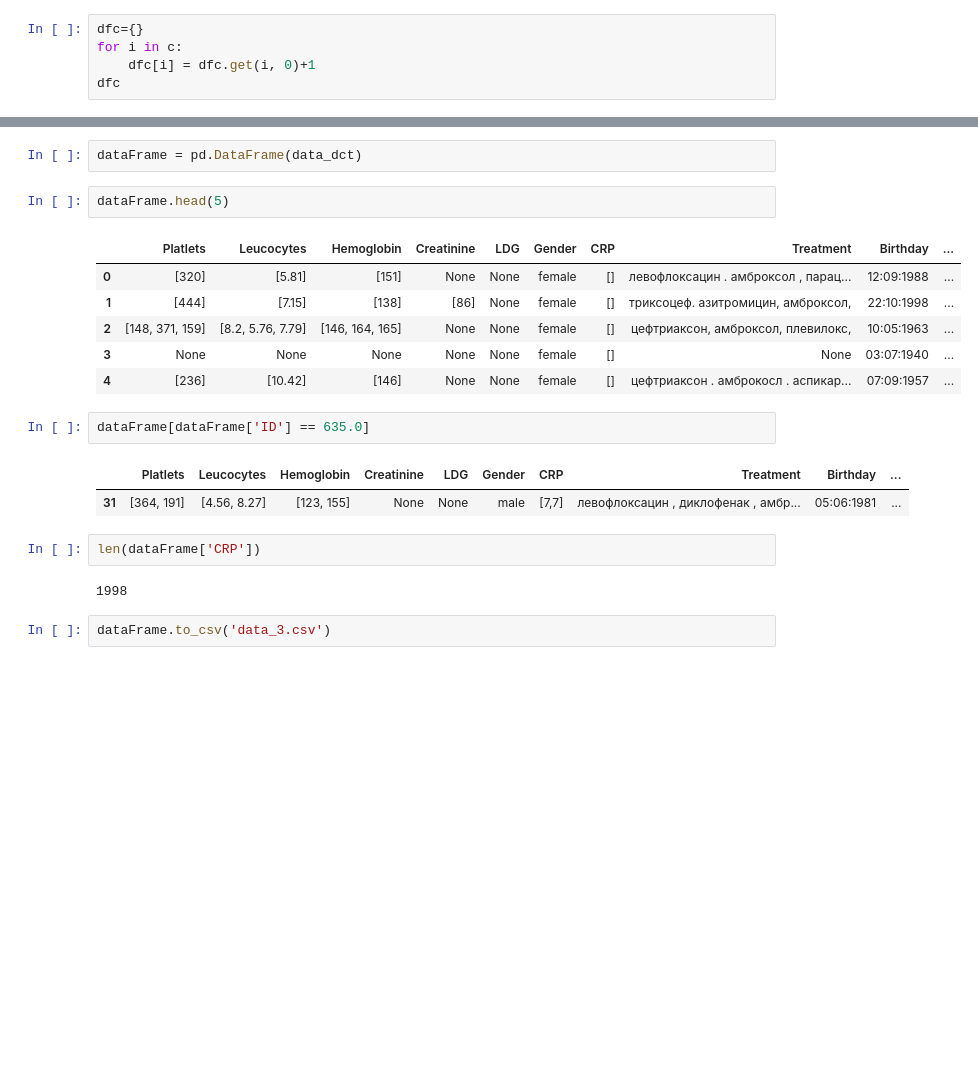
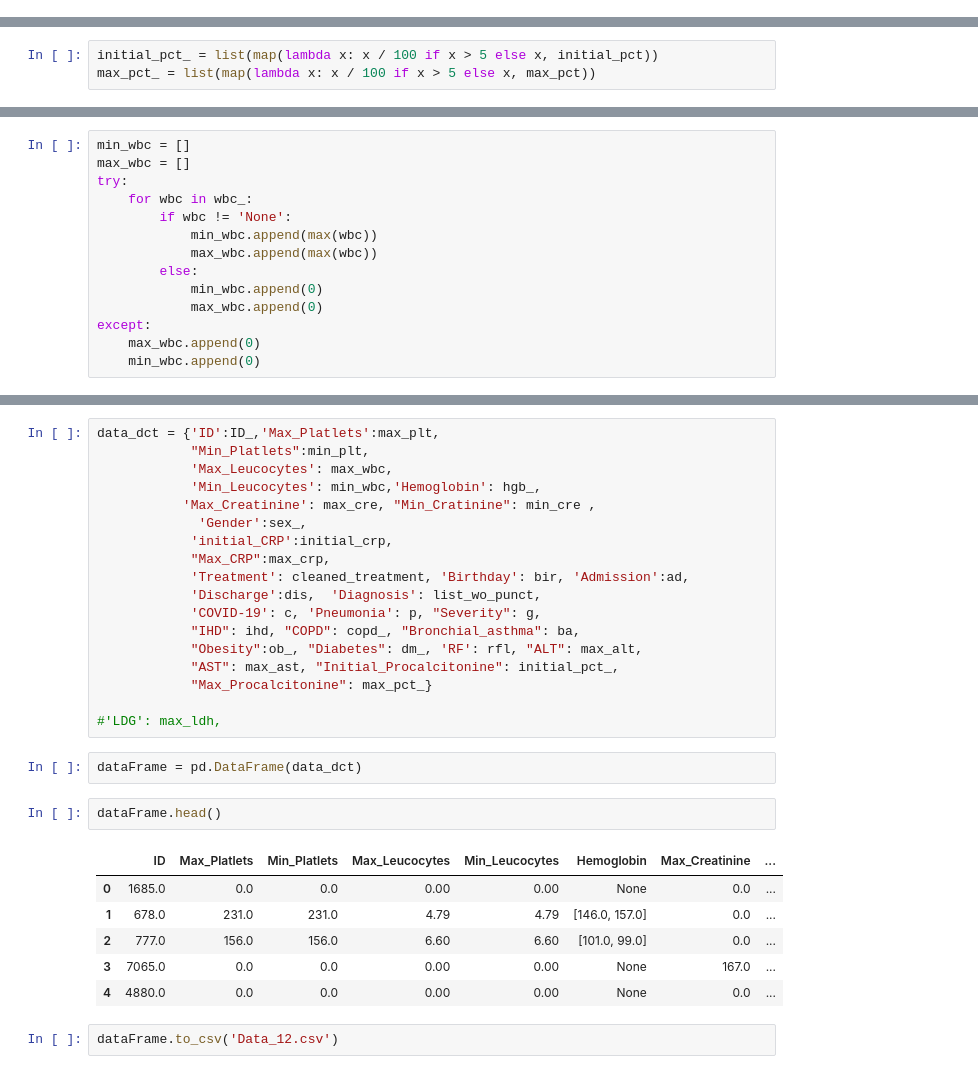
Before and after one commit to AlexAlexeyuk/Hospital_epicrisis_data_analysis, a Jupyter notebook: Parsed_data.ipynb, the cells around one changed output, grey strips where cells are left out. Saved outputs shown, nothing was run; the diff lists cells and outputs as text; blank space fills up the shorter version.

```diff
--- a/Parsed_data.ipynb
+++ b/Parsed_data.ipynb
@@ -468,5 +0,0 @@ for i in covid_list:
-# %%
-dfc={}
-for i in c:
-    dfc[i] = dfc.get(i, 0)+1
-dfc
@@ -488,0 +657,3 @@ data_dct = {'Platlets':plt_, 'Leucocytes': wbc_, 'Hemoglobin': hgb_,
+# %%
+initial_pct_ = list(map(lambda x: x / 100 if x > 5 else x, initial_pct))
+max_pct_ = list(map(lambda x: x / 100 if x > 5 else x, max_pct))
@@ -488,0 +784,14 @@ data_dct = {'Platlets':plt_, 'Leucocytes': wbc_, 'Hemoglobin': hgb_,
+# %%
+min_wbc = []
+max_wbc = []
+try:
+    for wbc in wbc_:
+        if wbc != 'None':
+            min_wbc.append(max(wbc))
+            max_wbc.append(max(wbc))
+        else:
+            min_wbc.append(0)
+            max_wbc.append(0)
+except:
+    max_wbc.append(0)
+    min_wbc.append(0)
@@ -489,22 +802,31 @@ data_dct = {'Platlets':plt_, 'Leucocytes': wbc_, 'Hemoglobin': hgb_,
+# %%
+data_dct = {'ID':ID_,'Max_Platlets':max_plt,
+            "Min_Platlets":min_plt,
+            'Max_Leucocytes': max_wbc,
+            'Min_Leucocytes': min_wbc,'Hemoglobin': hgb_,
+           'Max_Creatinine': max_cre, "Min_Cratinine": min_cre ,
+             'Gender':sex_,
+            'initial_CRP':initial_crp,
+            "Max_CRP":max_crp,
+            'Treatment': cleaned_treatment, 'Birthday': bir, 'Admission':ad,
+            'Discharge':dis,  'Diagnosis': list_wo_punct,
+            'COVID-19': c, 'Pneumonia': p, "Severity": g,
+            "IHD": ihd, "COPD": copd_, "Bronchial_asthma": ba,
+            "Obesity":ob_, "Diabetes": dm_, 'RF': rfl, "ALT": max_alt,
+            "AST": max_ast, "Initial_Procalcitonine": initial_pct_,
+            "Max_Procalcitonine": max_pct_}
+
+#'LDG': max_ldh,
 # %%
 dataFrame = pd.DataFrame(data_dct)
 # %%
-dataFrame.head(5)
+dataFrame.head()
 # %% [output]
-|  | Platlets | Leucocytes | Hemoglobin | Creatinine | LDG | Gender | CRP | Treatment | Birthday | ... |
-| 0 | [320] | [5.81] | [151] | None | None | female | [] | левофлоксацин . амброксол , парац... | 12:09:1988 | ... |
-| 1 | [444] | [7.15] | [138] | [86] | None | female | [] | триксоцеф. азитромицин, амброксол, | 22:10:1998 | ... |
-| 2 | [148, 371, 159] | [8.2, 5.76, 7.79] | [146, 164, 165] | None | None | female | [] | цефтриаксон, амброксол, плевилокс, | 10:05:1963 | ... |
-| 3 | None | None | None | None | None | female | [] | None | 03:07:1940 | ... |
-| 4 | [236] | [10.42] | [146] | None | None | female | [] | цефтриаксон . амброкосл . аспикар... | 07:09:1957 | ... |
+|  | ID | Max_Platlets | Min_Platlets | Max_Leucocytes | Min_Leucocytes | Hemoglobin | Max_Creatinine | ... |
+| 0 | 1685.0 | 0.0 | 0.0 | 0.00 | 0.00 | None | 0.0 | ... |
+| 1 | 678.0 | 231.0 | 231.0 | 4.79 | 4.79 | [146.0, 157.0] | 0.0 | ... |
+| 2 | 777.0 | 156.0 | 156.0 | 6.60 | 6.60 | [101.0, 99.0] | 0.0 | ... |
+| 3 | 7065.0 | 0.0 | 0.0 | 0.00 | 0.00 | None | 167.0 | ... |
+| 4 | 4880.0 | 0.0 | 0.0 | 0.00 | 0.00 | None | 0.0 | ... |
-# %%
-dataFrame[dataFrame['ID'] == 635.0]
-# %% [output]
-|  | Platlets | Leucocytes | Hemoglobin | Creatinine | LDG | Gender | CRP | Treatment | Birthday | ... |
-| 31 | [364, 191] | [4.56, 8.27] | [123, 155] | None | None | male | [7,7] | левофлоксацин , диклофенак , амбр... | 05:06:1981 | ... |
-# %%
-len(dataFrame['CRP'])
-# %% [output]
-1998
 # %%
-dataFrame.to_csv('data_3.csv')
+dataFrame.to_csv('Data_12.csv')
```
Also changed, not shown: parts of 58 cells of this notebook.
